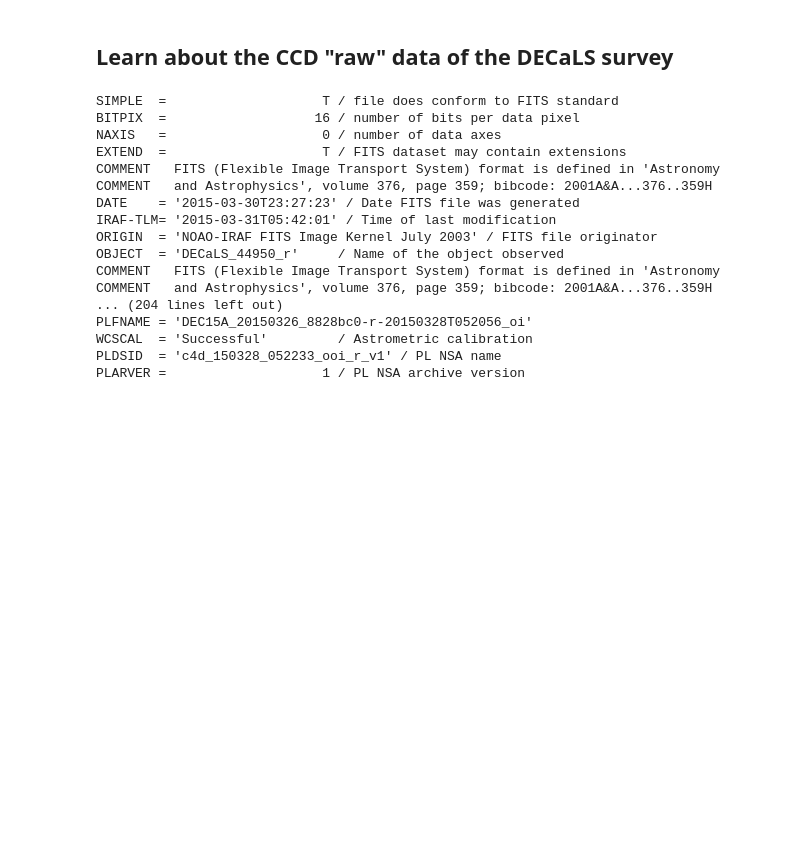
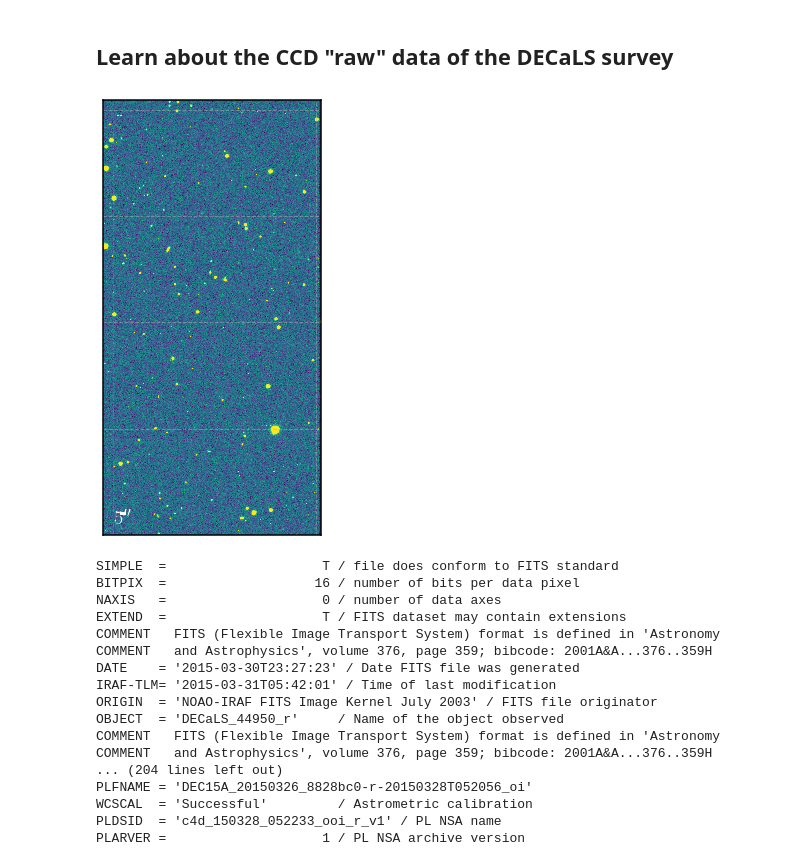
Before and after one commit to MerianSurvey/caterpillar, a Jupyter notebook: notebook/sandbox/decals_ccd_data_info.ipynb, the cells around one changed output. Drawn from its saved outputs; the diff is of its cells as text; code cells hidden in the pictures; blank space fills up the shorter version.

Commit message:
Play around the LAGER data

```diff
--- a/notebook/sandbox/decals_ccd_data_info.ipynb
+++ b/notebook/sandbox/decals_ccd_data_info.ipynb
@@ -26,6 +28,10 @@ ccd_data = os.path.join(decals_dir, brick_test, 'ccd')
 band = 'r'
 
 ccd_test = os.path.join(ccd_data, band, 'decam-425341-S29-r_img.fits')
+# %%
+_ = display_single(fits.open(ccd_test)[1].data)
+# %% [output]
+[figure, added]
 # %%
 fits.open(ccd_test)[0].header
 # %% [output]
```
Also changed, not shown: parts of 1 cell of this notebook, 1 other file.
